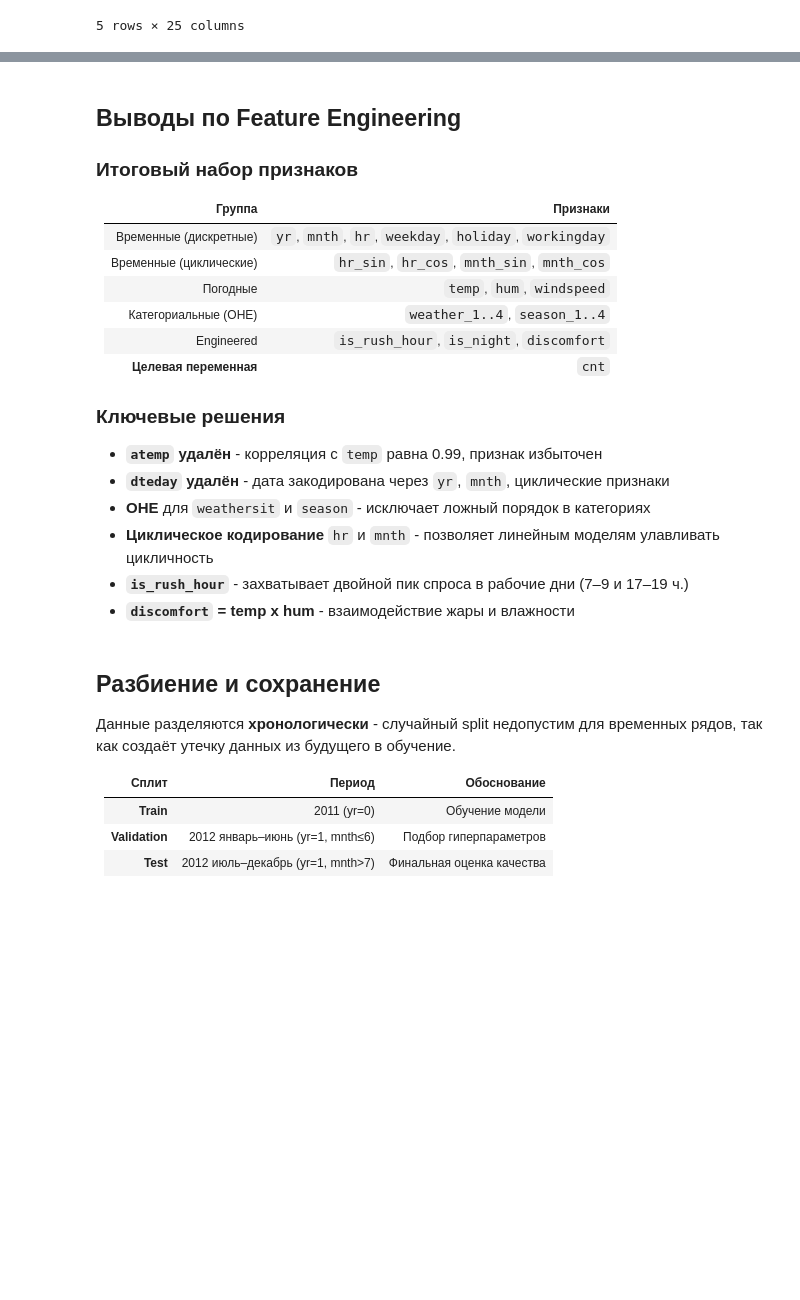
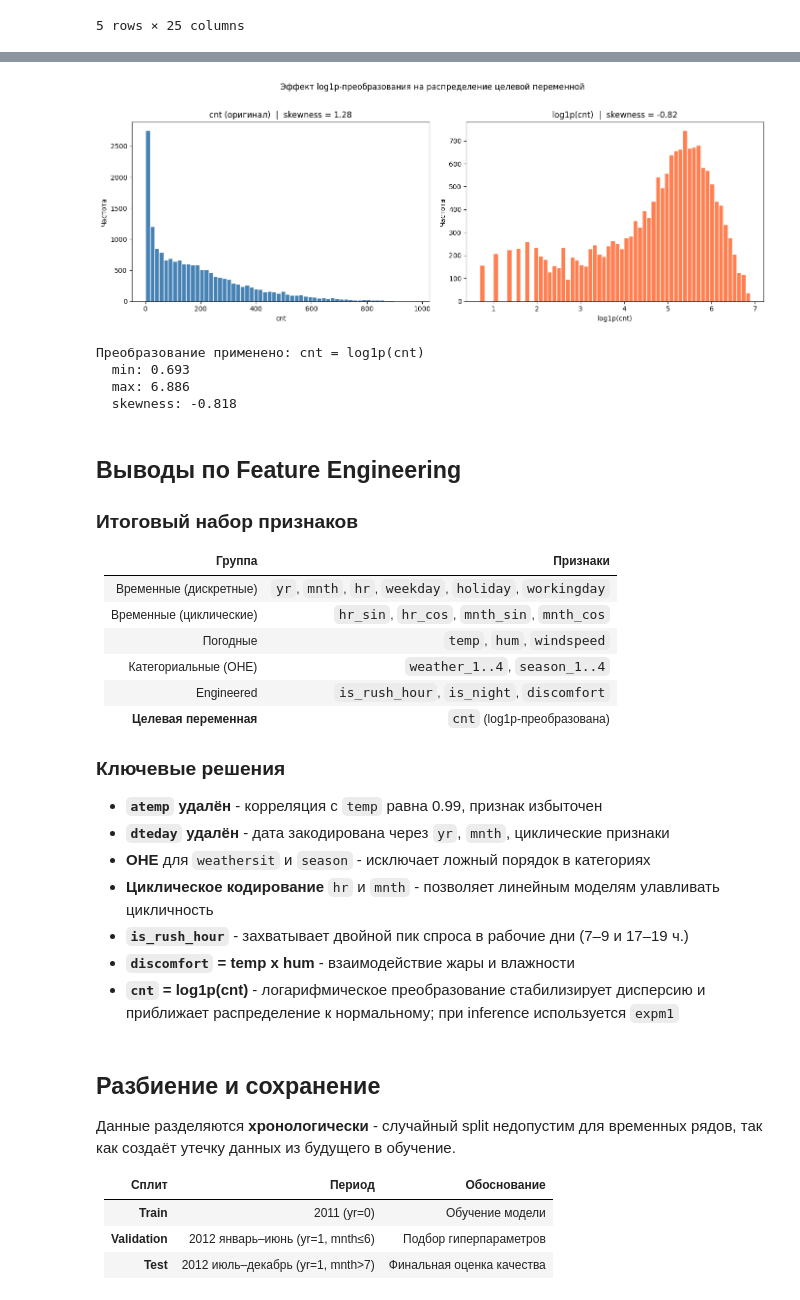
Before and after one commit to Kanogame/bikeshare, a Jupyter notebook: notebooks/02_feature_engineering.ipynb, the cells around one changed output, grey strips where cells are left out. Saved outputs shown, nothing was run; the diff lists cells and outputs as text; code cells hidden in the pictures; blank space fills up the shorter version.

```diff
--- a/notebooks/02_feature_engineering.ipynb
+++ b/notebooks/02_feature_engineering.ipynb
@@ -180,3 +222,34 @@ eda_bikes.head()
+# %%
+
+cnt_log = np.log1p(eda_bikes["cnt"])
+
+fig, axes = plt.subplots(1, 2, figsize=(14, 5))
+
+axes[0].hist(eda_bikes["cnt"], bins=60, color="steelblue", edgecolor="white")
+axes[0].set_title(f"cnt (оригинал)  |  skewness = {eda_bikes['cnt'].skew():.2f}")
+axes[0].set_xlabel("cnt")
+axes[0].set_ylabel("Частота")
+
+axes[1].hist(cnt_log, bins=60, color="coral", edgecolor="white")
+axes[1].set_title(f"log1p(cnt)  |  skewness = {cnt_log.skew():.2f}")
+axes[1].set_xlabel("log1p(cnt)")
+axes[1].set_ylabel("Частота")
+
+plt.suptitle("Эффект log1p-преобразования на распределение целевой переменной", y=1.02)
+plt.tight_layout()
+plt.show()
+
+eda_bikes["cnt"] = cnt_log
+print("Преобразование применено: cnt = log1p(cnt)")
+print(f"  min: {eda_bikes['cnt'].min():.3f}")
+print(f"  max: {eda_bikes['cnt'].max():.3f}")
+print(f"  skewness: {eda_bikes['cnt'].skew():.3f}")
+# %% [output]
+[figure, added]
+Преобразование применено: cnt = log1p(cnt)
+  min: 0.693
+  max: 6.886
+  skewness: -0.818
 # %% [markdown]
 ## Выводы по Feature Engineering
 
@@ -189,7 +262,7 @@ eda_bikes.head()
 | Погодные | `temp`, `hum`, `windspeed` |
 | Категориальные (OHE) | `weather_1..4`, `season_1..4` |
 | Engineered | `is_rush_hour`, `is_night`, `discomfort` |
-| **Целевая переменная** | `cnt` |
+| **Целевая переменная** | `cnt` (log1p-преобразована) |
 
 ### Ключевые решения
 - **`atemp` удалён** - корреляция с `temp` равна 0.99, признак избыточен
@@ -198,6 +271,7 @@ eda_bikes.head()
 - **Циклическое кодирование** `hr` и `mnth` - позволяет линейным моделям улавливать цикличность
 - **`is_rush_hour`** - захватывает двойной пик спроса в рабочие дни (7–9 и 17–19 ч.)
 - **`discomfort` = temp x hum** - взаимодействие жары и влажности
+- **`cnt` = log1p(cnt)** - логарифмическое преобразование стабилизирует дисперсию и приближает распределение к нормальному; при inference используется `expm1`
 # %% [markdown]
 ## Разбиение и сохранение
 
```
Also changed, not shown: parts of 2 cells of this notebook, 7 other files.
